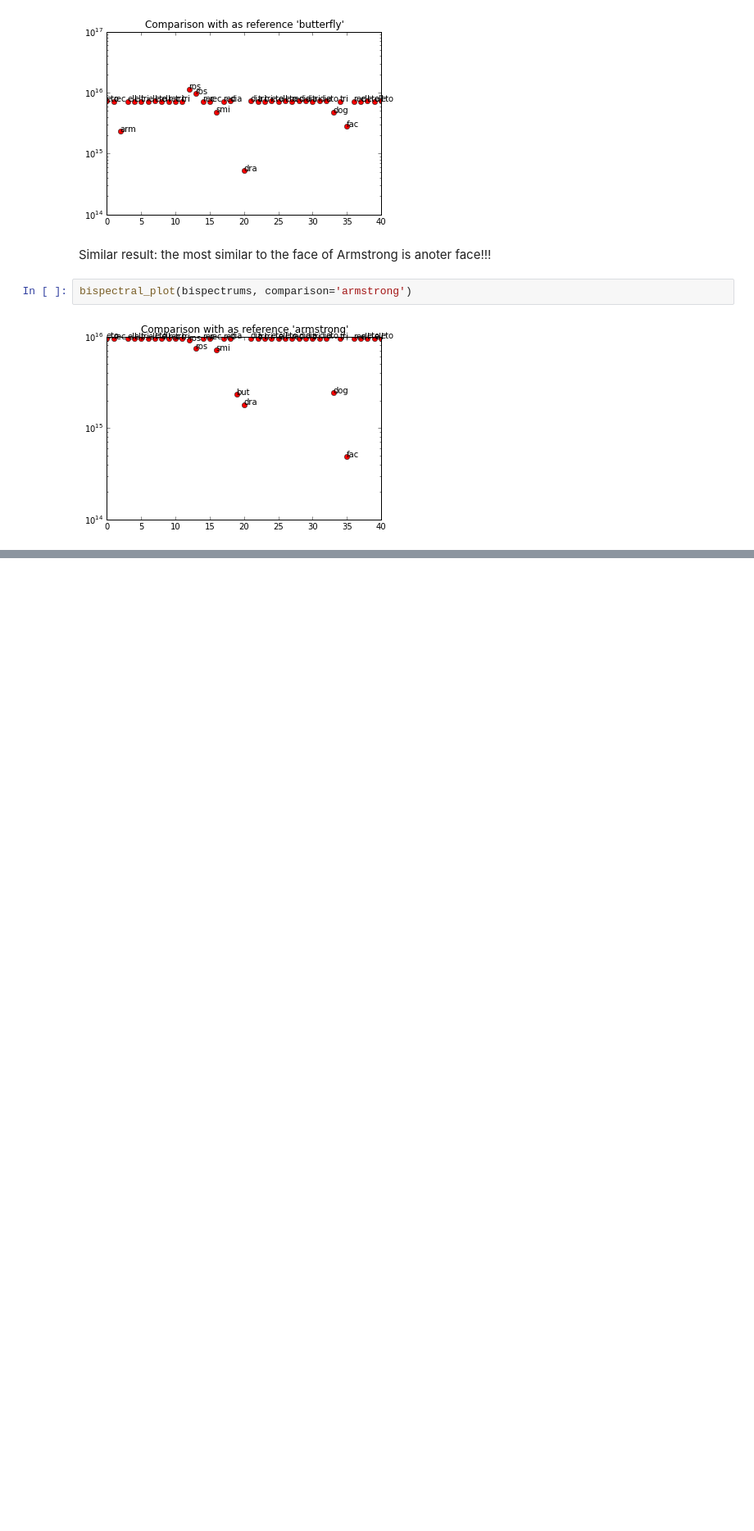
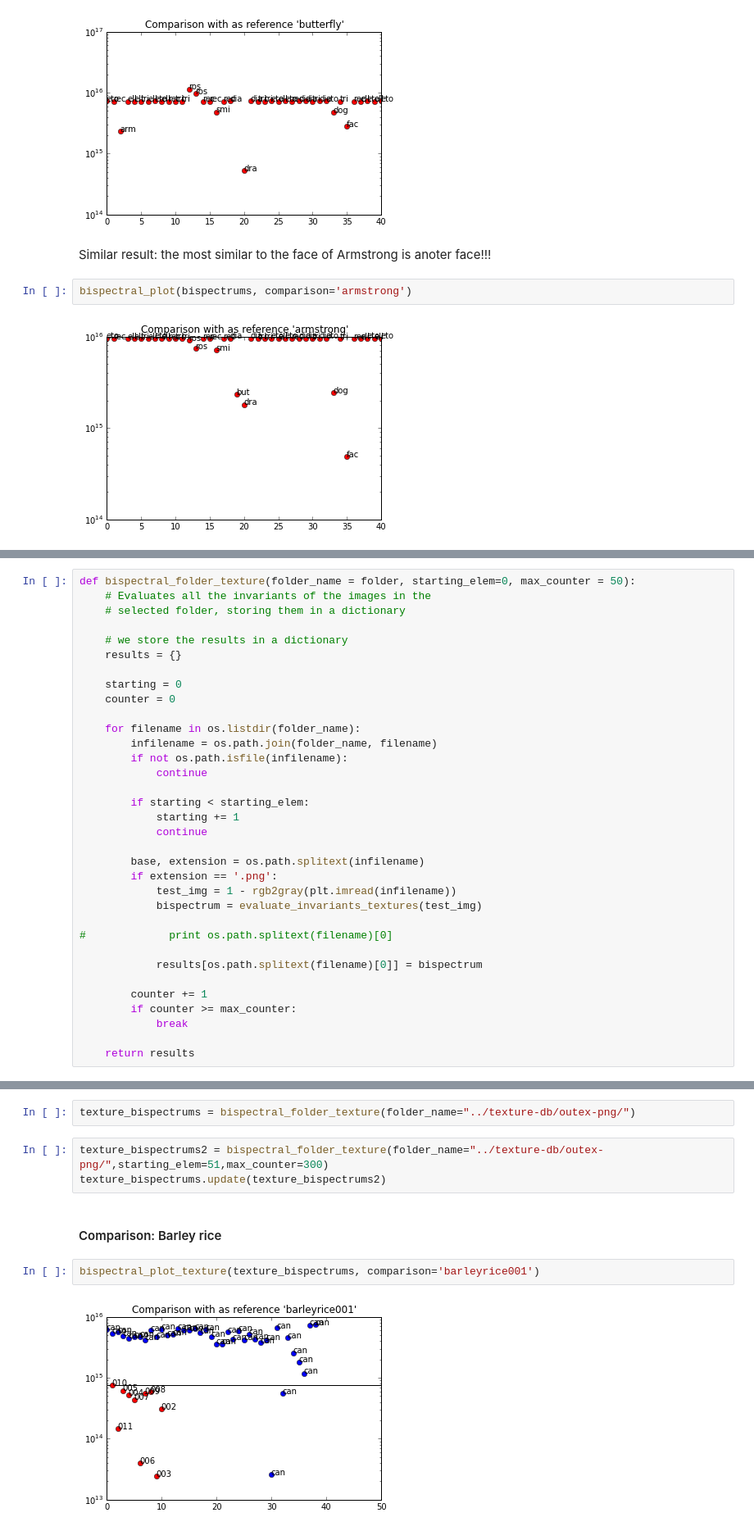
Before and after one commit to disabledalpha/iPython-Notebooks, a Jupyter notebook: Invariants computation.ipynb, the cells around one changed output, grey strips where cells are left out. Shown at 82% size. Drawn from its saved outputs; the diff is of its cells as text; blank space fills up the shorter version.

```diff
--- a/Invariants computation.ipynb
+++ b/Invariants computation.ipynb
@@ -502,0 +568,34 @@ bispectral_plot(bispectrums, comparison='armstrong')
+# %%
+def bispectral_folder_texture(folder_name = folder, starting_elem=0, max_counter = 50):
+    # Evaluates all the invariants of the images in the
+    # selected folder, storing them in a dictionary
+
+    # we store the results in a dictionary
+    results = {}
+
+    starting = 0
+    counter = 0
+
+    for filename in os.listdir(folder_name):
+        infilename = os.path.join(folder_name, filename)
+        if not os.path.isfile(infilename):
+            continue
+
+        if starting < starting_elem:
+            starting += 1
+            continue
+
+        base, extension = os.path.splitext(infilename)
+        if extension == '.png':
+            test_img = 1 - rgb2gray(plt.imread(infilename))
+            bispectrum = evaluate_invariants_textures(test_img)
+
+#             print os.path.splitext(filename)[0]
+
+            results[os.path.splitext(filename)[0]] = bispectrum
+
+        counter += 1
+        if counter >= max_counter:
+            break
+
+    return results
@@ -502,0 +661,11 @@ bispectral_plot(bispectrums, comparison='armstrong')
+# %%
+texture_bispectrums = bispectral_folder_texture(folder_name="../texture-db/outex-png/")
+# %%
+texture_bispectrums2 = bispectral_folder_texture(folder_name="../texture-db/outex-png/",starting_elem=51,max_counter=300)
+texture_bispectrums.update(texture_bispectrums2)
+# %% [markdown]
+#### Comparison: Barley rice
+# %%
+bispectral_plot_texture(texture_bispectrums, comparison='barleyrice001')
+# %% [output]
+[figure, added]
```
Also changed, not shown: parts of 27 cells of this notebook, 1 other file.
